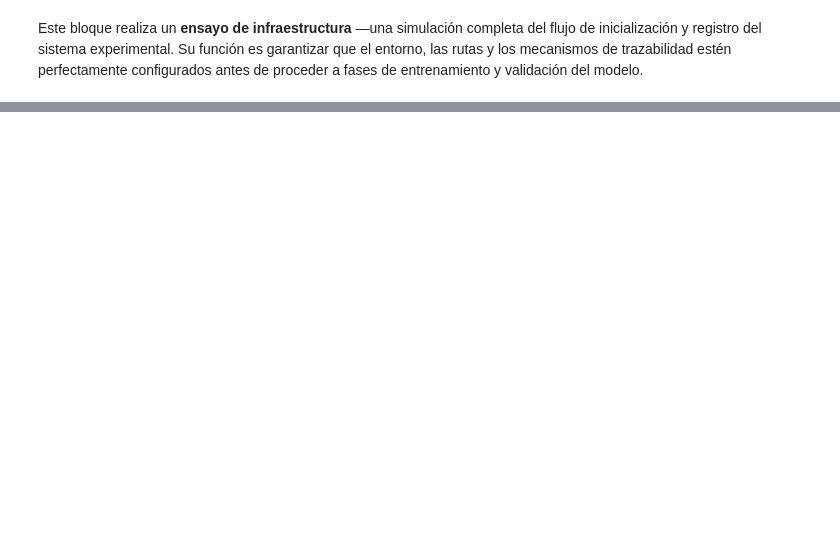
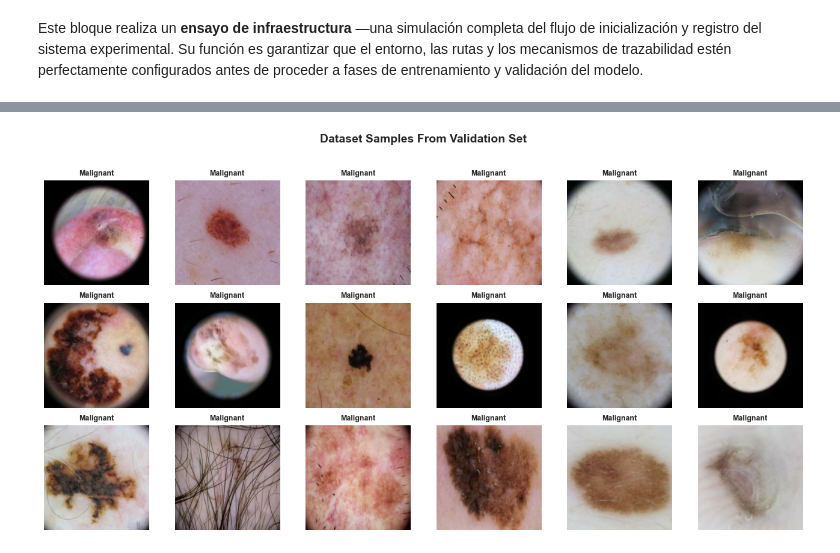
Before and after one commit to mgonzalz/cancer-ai-usecase, a Jupyter notebook: notebooks/experiments_melanoma.ipynb, the cells around one changed output, grey strips where cells are left out. Cells and saved outputs as stored; diff of their text form; code cells hidden in the pictures; blank space fills up the shorter version.

```diff
--- a/notebooks/experiments_melanoma.ipynb
+++ b/notebooks/experiments_melanoma.ipynb
@@ -264,0 +528,4 @@ print(f"[OK] Estructura inicial creada en: {paths['run_dir']}")
+# %%
+show_grid_from_dataset(val_ds, CLASS_NAMES, "Dataset Samples From Validation Set", max_images=18)
+# %% [output]
+[figure, added]
```
Also changed, not shown: parts of 20 cells of this notebook, 5 other files.
